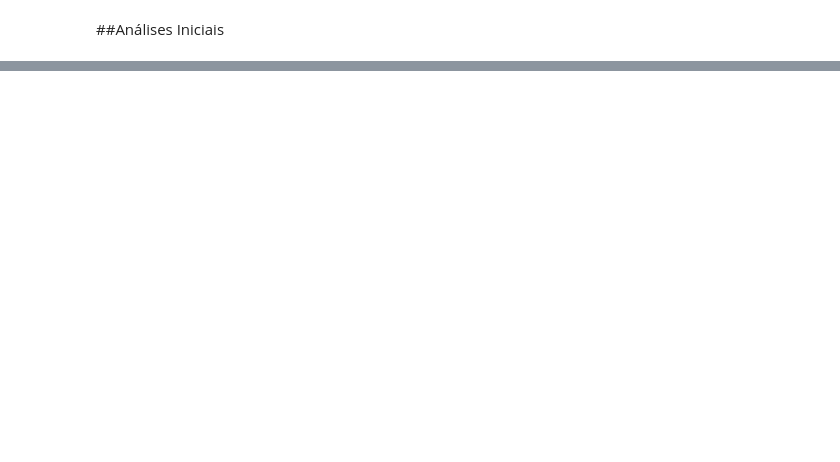
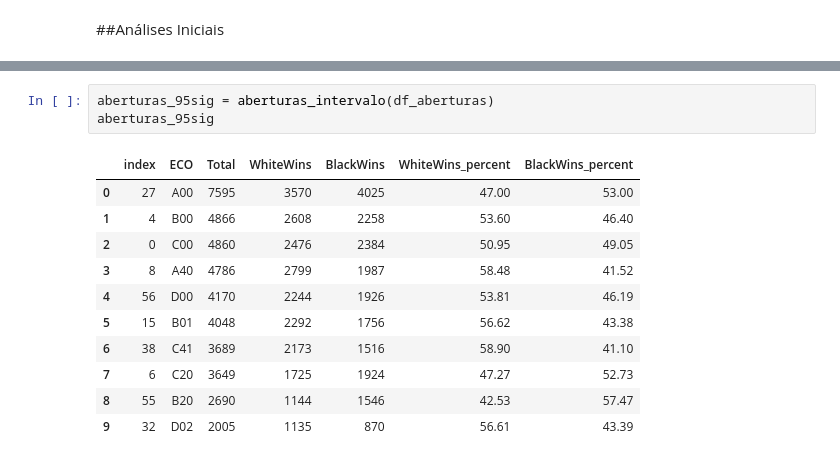
Before and after one commit to otavioml/Chess-Data-Analysis, a Jupyter notebook: Chess_Data_Analysis.ipynb, the cells around one changed output, grey strips where cells are left out. Drawn from its saved outputs; the diff is of its cells as text; blank space fills up the shorter version.

```diff
--- a/Chess_Data_Analysis.ipynb
+++ b/Chess_Data_Analysis.ipynb
@@ -212,3 +209,18 @@ Name: Winner, dtype: int64
+# %%
+aberturas_95sig = aberturas_intervalo(df_aberturas)
+aberturas_95sig
+# %% [output]
+|  | index | ECO | Total | WhiteWins | BlackWins | WhiteWins_percent | BlackWins_percent |
+| 0 | 27 | A00 | 7595 | 3570 | 4025 | 47.00 | 53.00 |
+| 1 | 4 | B00 | 4866 | 2608 | 2258 | 53.60 | 46.40 |
+| 2 | 0 | C00 | 4860 | 2476 | 2384 | 50.95 | 49.05 |
+| 3 | 8 | A40 | 4786 | 2799 | 1987 | 58.48 | 41.52 |
+| 4 | 56 | D00 | 4170 | 2244 | 1926 | 53.81 | 46.19 |
+| 5 | 15 | B01 | 4048 | 2292 | 1756 | 56.62 | 43.38 |
+| 6 | 38 | C41 | 3689 | 2173 | 1516 | 58.90 | 41.10 |
+| 7 | 6 | C20 | 3649 | 1725 | 1924 | 47.27 | 52.73 |
+| 8 | 55 | B20 | 2690 | 1144 | 1546 | 42.53 | 57.47 |
+| 9 | 32 | D02 | 2005 | 1135 | 870 | 56.61 | 43.39 |
 # %%
 #Average moves per
 df_averageMovesPerGame = df['Number_of_Moves'].mean()
```
Also changed, not shown: parts of 14 cells of this notebook.
